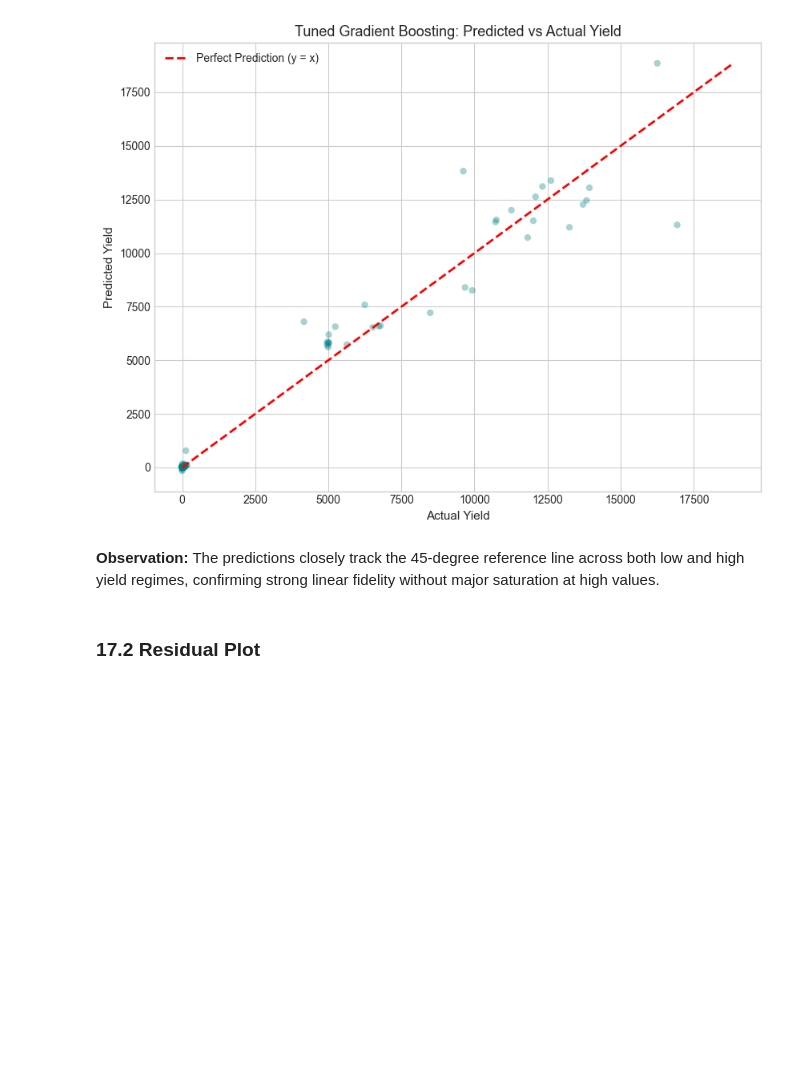
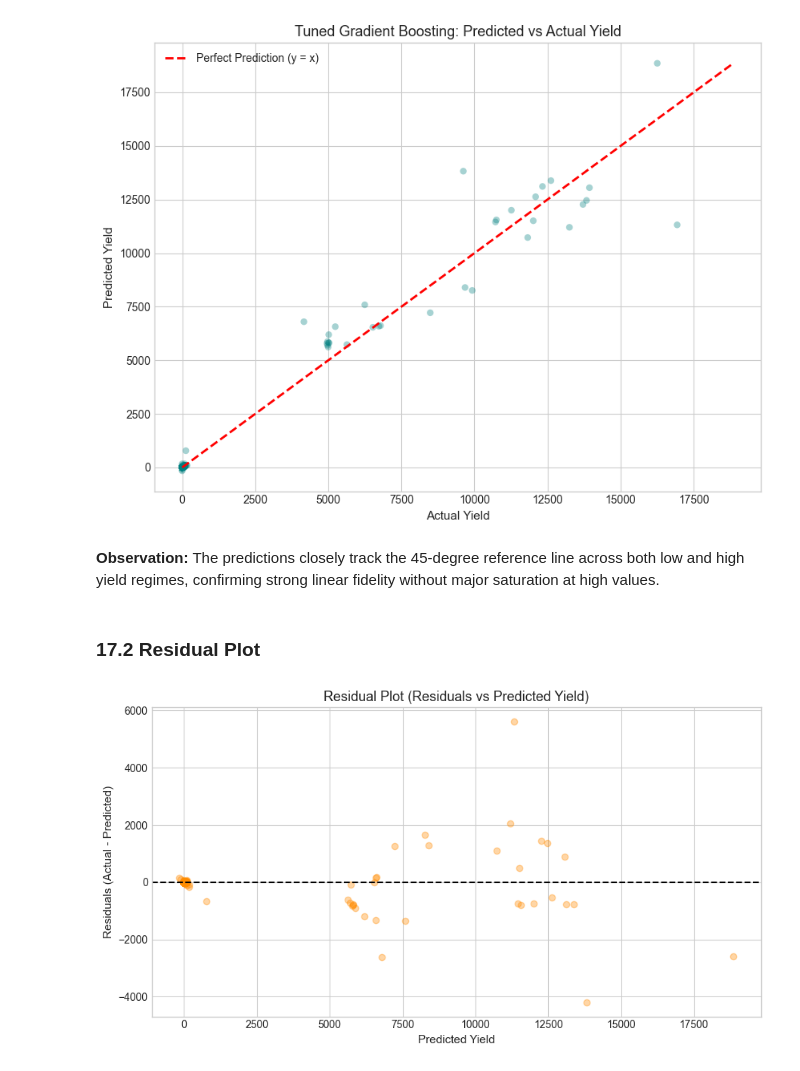
Before and after one commit to Subash-G-S/agri-predict, a Jupyter notebook: notebooks/regression.ipynb, the cells around one changed output. Cells and saved outputs as stored; diff of their text form; code cells hidden in the pictures; blank space fills up the shorter version.

Commit message:
feat(regression): add 5-fold cross validation and error diagnostic visualisations

```diff
--- a/notebooks/regression.ipynb
+++ b/notebooks/regression.ipynb
@@ -646,3 +646,17 @@ plt.show()
 **Observation:** The predictions closely track the 45-degree reference line across both low and high yield regimes, confirming strong linear fidelity without major saturation at high values.
 # %% [markdown]
 ### 17.2 Residual Plot
+# %%
+residuals = y_test - tuned_gb_preds
+
+plt.figure(figsize=(9, 5))
+plt.scatter(tuned_gb_preds, residuals, alpha=0.35, color='darkorange')
+plt.axhline(0, color='black', linestyle='--', linewidth=1.5)
+
+plt.title('Residual Plot (Residuals vs Predicted Yield)', fontsize=13)
+plt.xlabel('Predicted Yield')
+plt.ylabel('Residuals (Actual - Predicted)')
+plt.tight_layout()
+plt.show()
+# %% [output]
+[figure, added]
```
Also changed, not shown: parts of 5 cells of this notebook.
